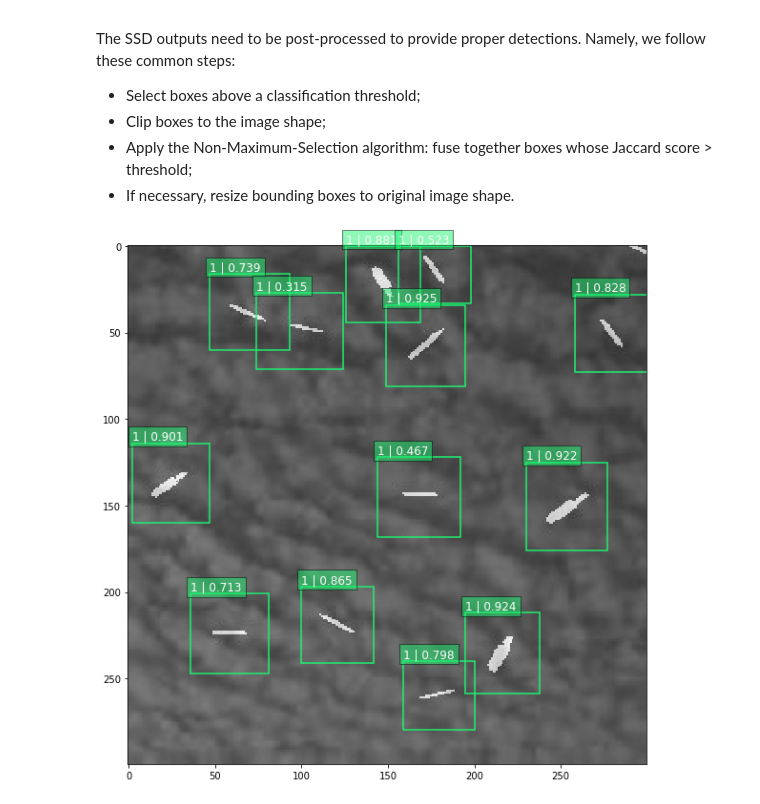
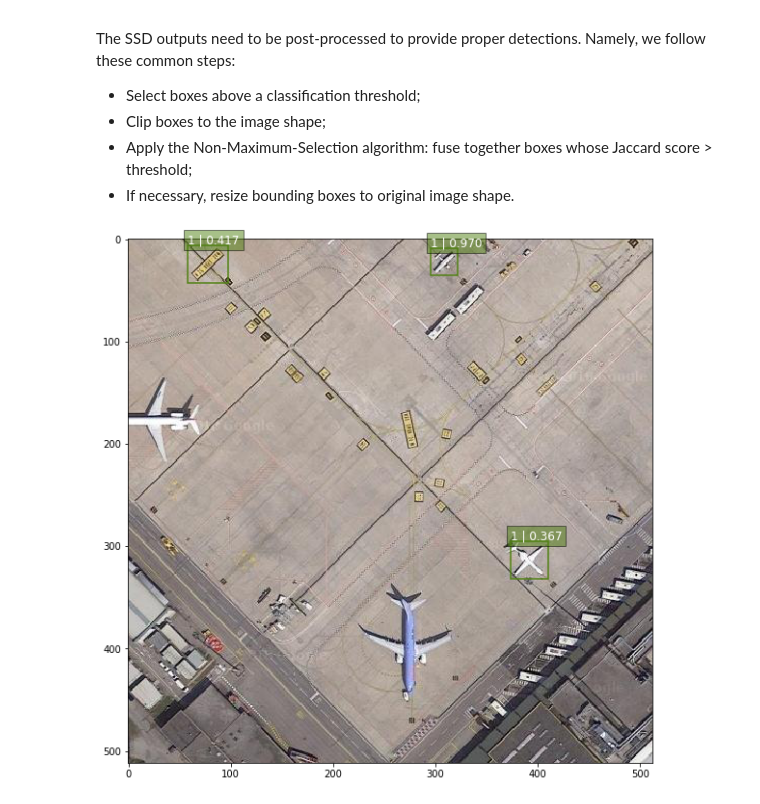
Before and after one commit to WangJerry95/SSD-Tensorflow, a Jupyter notebook: notebooks/ssd_notebook.ipynb, the cells around one changed output. Drawn from its saved outputs; the diff is of its cells as text; code cells hidden in the pictures.

```diff
--- a/notebooks/ssd_notebook.ipynb
+++ b/notebooks/ssd_notebook.ipynb
@@ -32,25 +36,24 @@ The SSD 300 network takes 300x300 image inputs. In order to feed any image, the
 SSD anchors correspond to the default bounding boxes encoded in the network. The SSD net output provides offset on the coordinates and dimensions of these anchors.
 # %%
 # Input placeholder.
-net_shape = (300, 300)
+net_shape = (512, 512)
 data_format = 'NHWC'
 img_input = tf.placeholder(tf.uint8, shape=(None, None, 3))
 # Evaluation pre-processing: resize to SSD net shape.
 image_pre, labels_pre, bboxes_pre, bbox_img = ssd_vgg_preprocessing.preprocess_for_eval(
     img_input, None, None, net_shape, data_format,
     resize=ssd_vgg_preprocessing.Resize.WARP_RESIZE)
-image_pre = tf.reduce_mean(image_pre, -1, keepdims=True)
+# image_pre = tf.reduce_mean(image_pre, -1, keepdims=True)
 image_4d = tf.expand_dims(image_pre, 0)
 
 # Define the SSD model.
 reuse = True if 'ssd_net' in locals() else None
 ssd_net = ssd_vgg_300.SSDNet()
-with slim.arg_scope(ssd_net.arg_scope(data_format=data_format)):
-    predictions, localisations, _, _ = ssd_net.net(image_4d, is_training=False,reuse=reuse,
-                                                   scope="std_32")
+with slim.arg_scope(ssd_net.arg_scope(data_format=data_format, is_training=False)):
+    predictions, localisations, _, _ = ssd_net.net(image_4d, is_training=False,reuse=reuse)
 
 # Restore SSD model.
-ckpt_filename = './checkpoints/std_32/model.ckpt-8478'
+ckpt_filename = '../logs/plane_log/model.ckpt-100000'
 # ckpt_filename = '../checkpoints/VGG_VOC0712_SSD_300x300_ft_iter_120000.ckpt'
 isess.run(tf.global_variables_initializer())
 saver = tf.train.Saver()
@@ -71,7 +74,7 @@ The SSD outputs need to be post-processed to provide proper detections. Namely,
 * If necessary, resize bounding boxes to original image shape.
 # %%
 # Main image processing routine.
-def process_image(img, select_threshold=0.3, nms_threshold=.45, net_shape=(300, 300)):
+def process_image(img, select_threshold=0.3, nms_threshold=.45, net_shape=(512, 512)):
     # Run SSD network.
     rimg, rpredictions, rlocalisations, rbbox_img = isess.run([image_4d, predictions, localisations, bbox_img],
                                                               feed_dict={img_input: img})
@@ -89,17 +92,17 @@ def process_image(img, select_threshold=0.3, nms_threshold=.45, net_shape=(300,
     return rclasses, rscores, rbboxes
 # %%
 # Test on some demo image and visualize output.
-path = './demo/small_target/'
+path = '../demo/plane/'
 image_names = sorted(os.listdir(path))
 
 # img = mpimg.imread(path + image_names[4])
-img = mpimg.imread('./demo/small_target/1_crop2.bmp')
+img = mpimg.imread('../demo/plane/000161.jpg')
 # img = np.expand_dims(img, -1)
 # img = np.stack([img, img, img], axis=-1)
 
 rclasses, rscores, rbboxes =  process_image(img)
 
 # visualization.bboxes_draw_on_img(img, rclasses, rscores, rbboxes, visualization.colors_plasma)
 visualization.plt_bboxes(img, rclasses, rscores, rbboxes)
 # %% [output]
-[figure, old version]
+[figure, new version]
```
Also changed, not shown: parts of 2 cells of this notebook, 1 other file.
